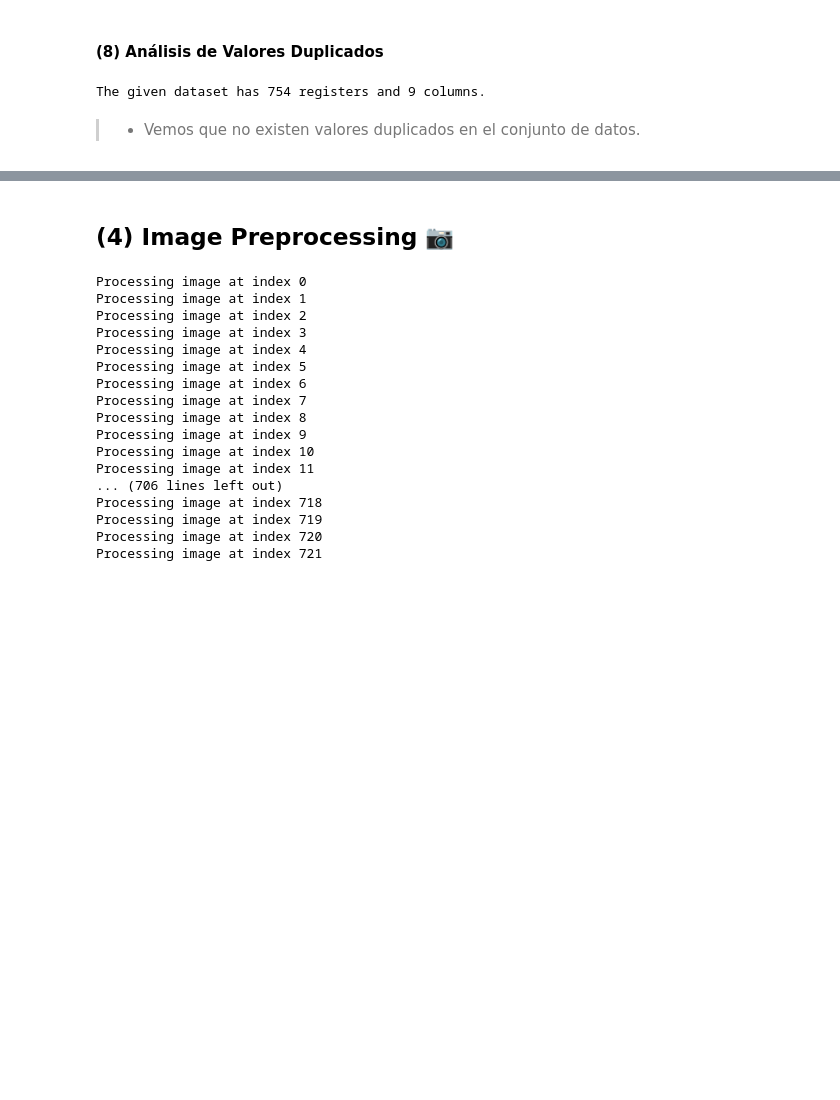
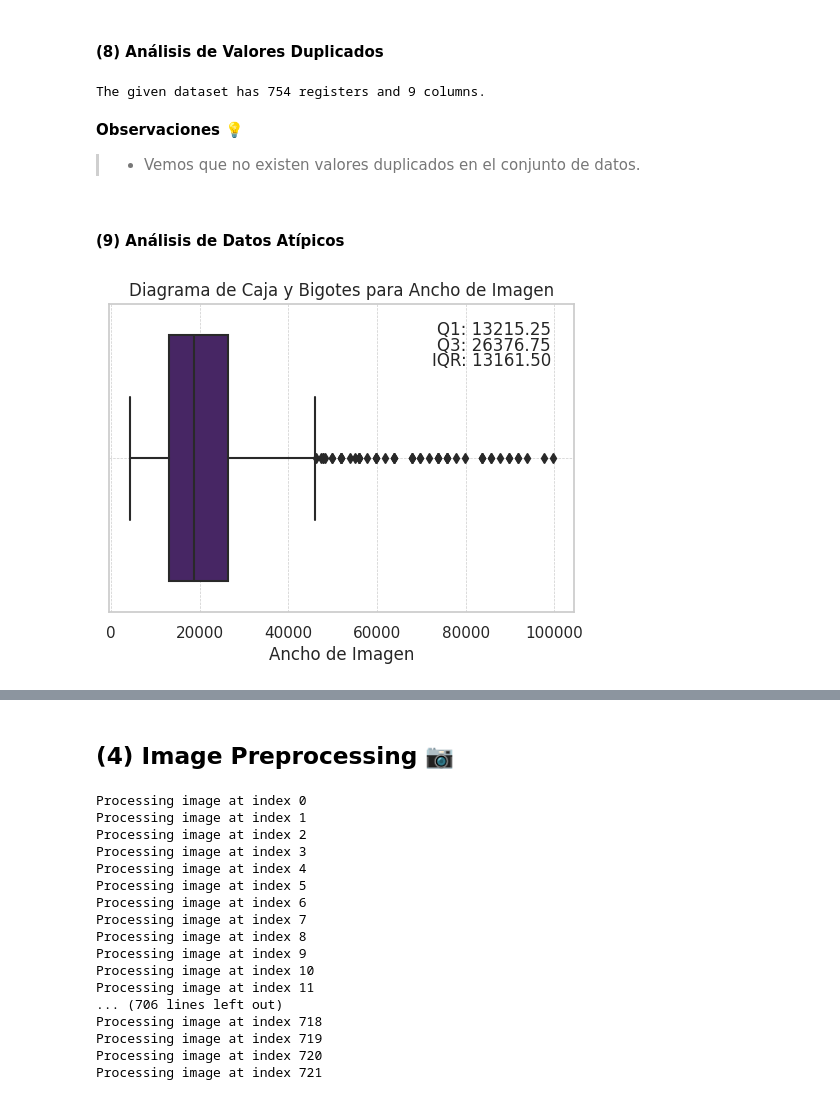
Before and after one commit to Andrea-gt/blood-clots, a Jupyter notebook: mayo-clinic-strip-ai.ipynb, the cells around one changed output, grey strips where cells are left out. Drawn from its saved outputs; the diff is of its cells as text; code cells hidden in the pictures; blank space fills up the shorter version.

```diff
--- a/mayo-clinic-strip-ai.ipynb
+++ b/mayo-clinic-strip-ai.ipynb
@@ -465,4 +466,31 @@ print("The given dataset has", df.shape[0], "registers and", df.shape[1], "colum
 # %% [output]
 The given dataset has 754 registers and 9 columns.
 # %% [markdown]
+**Observaciones 💡**
 > - Vemos que no existen valores duplicados en el conjunto de datos.
+# %% [markdown]
+#### **(9) Análisis de Datos Atípicos**
+# %%
+# Calculate quartiles
+# Calculate the first quartile (Q1)
+Q1 = df["width"].quantile(0.25)
+# Calculate the third quartile (Q3)
+Q3 = df["width"].quantile(0.75)
+# Calculate the interquartile range (IQR)
+IQR = Q3 - Q1
+
+# Create the box and whisker plot with quartiles
+sns.boxplot(x="width", data=df, palette=palette)
+plt.title("Diagrama de Caja y Bigotes para Ancho de Imagen")
+plt.xlabel("Ancho de Imagen")
+
+# Add quartile information as text annotations
+plt.text(0.95, 0.9, f"Q1: {Q1:.2f}", transform=plt.gca().transAxes, ha="right")
+plt.text(0.95, 0.8, f"IQR: {IQR:.2f}", transform=plt.gca().transAxes, ha="right")
+plt.text(0.95, 0.85, f"Q3: {Q3:.2f}", transform=plt.gca().transAxes, ha="right")
+
+# Adding grid with custom style
+plt.grid(True, linestyle='--', linewidth=0.5)  # Adding grid with dashed lines and custom line width
+plt.show()
+# %% [output]
+[figure, added]
```
Also changed, not shown: parts of 10 cells of this notebook, 2 other files.
